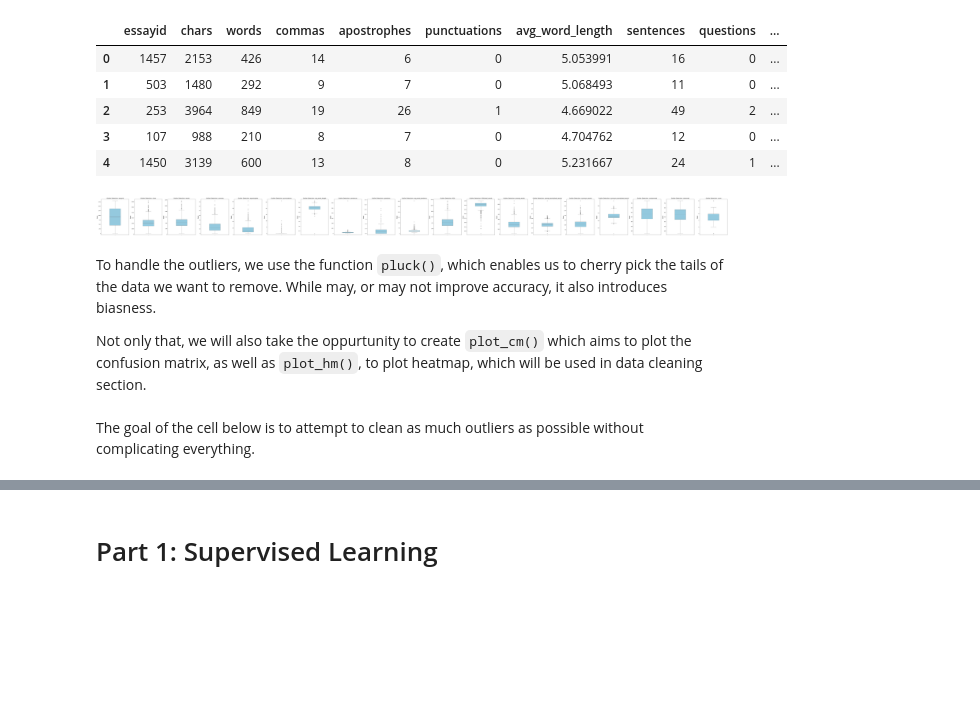
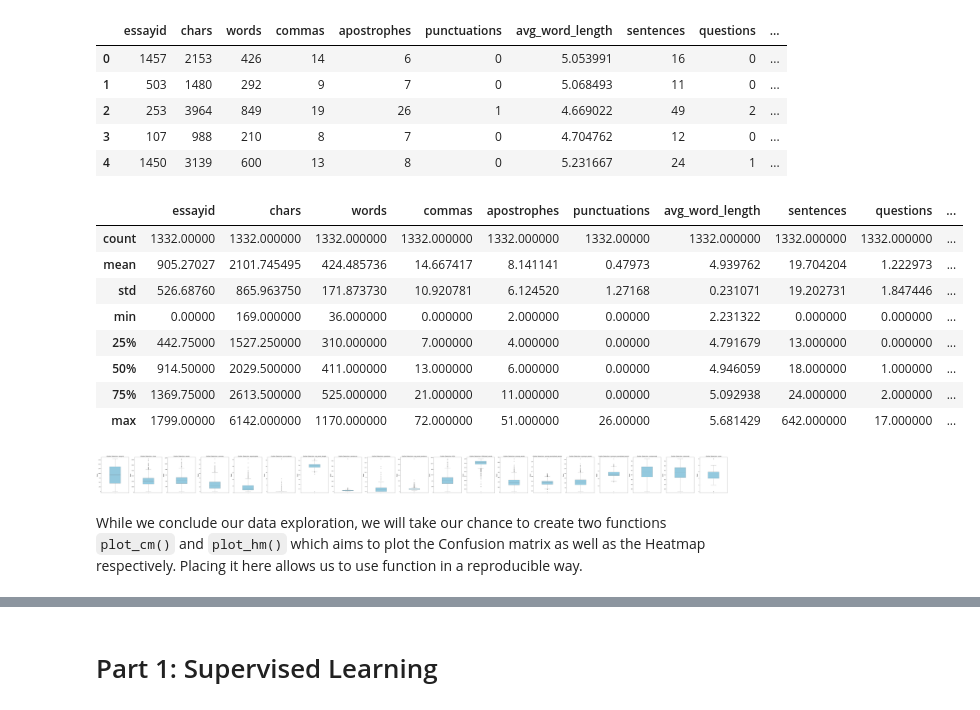
Before and after one commit to QHao-SOLID/f78ds-assignment-2, a Jupyter notebook: Submission 1 - H00467830 - F78DS - Coursework 2.ipynb, the cells around one changed output, grey strips where cells are left out. Saved outputs shown, nothing was run; the diff lists cells and outputs as text; code cells hidden in the pictures; blank space fills up the shorter version.

```diff
--- a/Submission 1 - H00467830 - F78DS - Coursework 2.ipynb
+++ b/Submission 1 - H00467830 - F78DS - Coursework 2.ipynb
@@ -89,6 +89,18 @@ init.head()
 | 2 | 253 | 3964 | 849 | 19 | 26 | 1 | 4.669022 | 49 | 2 | ... |
 | 3 | 107 | 988 | 210 | 8 | 7 | 0 | 4.704762 | 12 | 0 | ... |
 | 4 | 1450 | 3139 | 600 | 13 | 8 | 0 | 5.231667 | 24 | 1 | ... |
+# %%
+init.describe()
+# %% [output]
+|  | essayid | chars | words | commas | apostrophes | punctuations | avg_word_length | sentences | questions | ... |
+| count | 1332.00000 | 1332.000000 | 1332.000000 | 1332.000000 | 1332.000000 | 1332.00000 | 1332.000000 | 1332.000000 | 1332.000000 | ... |
+| mean | 905.27027 | 2101.745495 | 424.485736 | 14.667417 | 8.141141 | 0.47973 | 4.939762 | 19.704204 | 1.222973 | ... |
+| std | 526.68760 | 865.963750 | 171.873730 | 10.920781 | 6.124520 | 1.27168 | 0.231071 | 19.202731 | 1.847446 | ... |
+| min | 0.00000 | 169.000000 | 36.000000 | 0.000000 | 2.000000 | 0.00000 | 2.231322 | 0.000000 | 0.000000 | ... |
+| 25% | 442.75000 | 1527.250000 | 310.000000 | 7.000000 | 4.000000 | 0.00000 | 4.791679 | 13.000000 | 0.000000 | ... |
+| 50% | 914.50000 | 2029.500000 | 411.000000 | 13.000000 | 6.000000 | 0.00000 | 4.946059 | 18.000000 | 1.000000 | ... |
+| 75% | 1369.75000 | 2613.500000 | 525.000000 | 21.000000 | 11.000000 | 0.00000 | 5.092938 | 24.000000 | 2.000000 | ... |
+| max | 1799.00000 | 6142.000000 | 1170.000000 | 72.000000 | 51.000000 | 26.00000 | 5.681429 | 642.000000 | 17.000000 | ... |
 # %%
 # Visualise outliers using boxplot
 def plot_individual_boxplots(df):
@@ -113,8 +125,6 @@ def plot_individual_boxplots(df):
 plot_individual_boxplots(init)
 # %% [output]
 [figure]
-# %% [markdown]
-To handle the outliers, we use the function `pluck()`, which enables us to cherry pick the tails of the data we want to remove. While may, or may not improve accuracy, it also introduces biasness.
-
-Not only that, we will also take the oppurtunity to create `plot_cm()` which aims to plot the confusion matrix, as well as `plot_hm()`, to plot heatmap, which will be used in data cleaning section.
+# %% [markdown]
+While we conclude our data exploration, we will take our chance to create two functions `plot_cm()` and `plot_hm()` which aims to plot the Confusion matrix as well as the Heatmap respectively. Placing it here allows us to use function in a reproducible way.
 # %%
@@ -164,6 +157,4 @@ def plot_hm(df):
                     width=1000,
                     height=800)
     fig.show()
-# %% [markdown]
-The goal of the cell below is to attempt to clean as much outliers as possible without complicating everything.
 # %%
```
Also changed, not shown: parts of 16 cells of this notebook, 7 other files.
